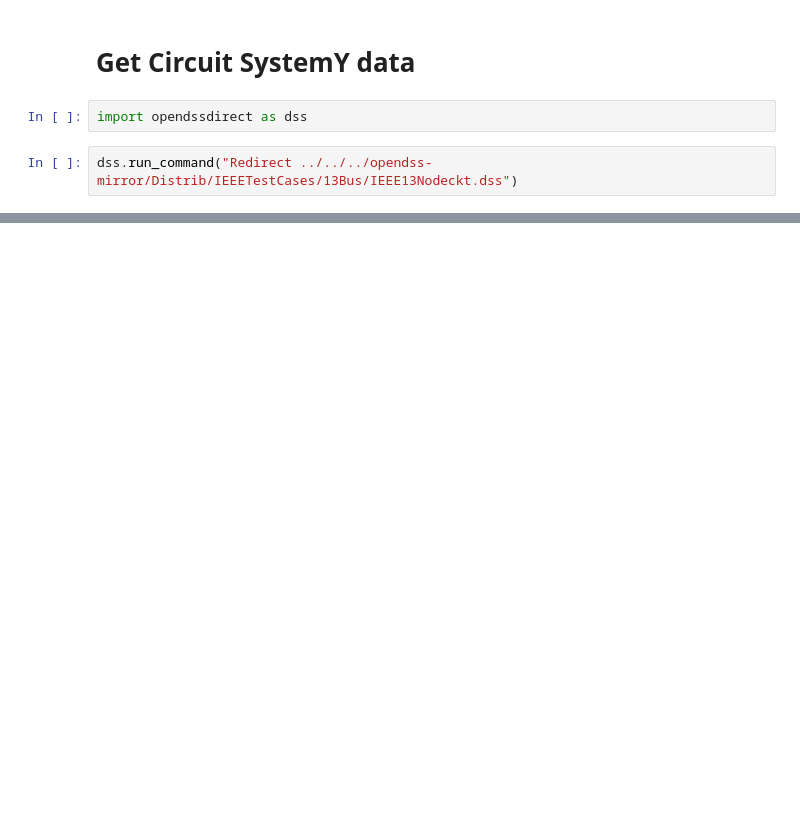
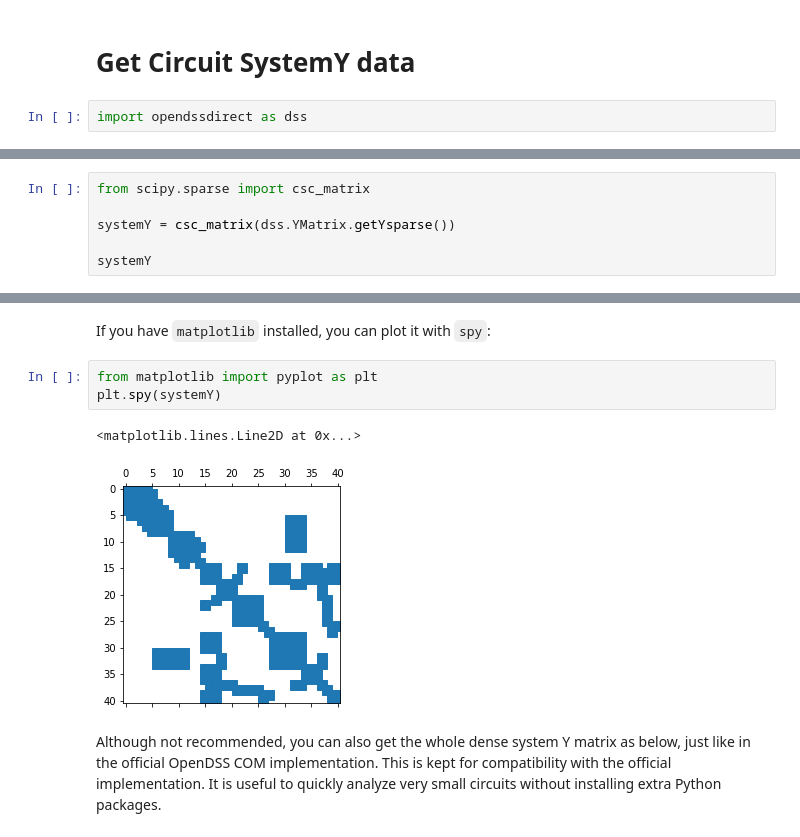
Before and after one commit to dss-extensions/OpenDSSDirect.py, a Jupyter notebook: docs/notebooks/SystemY.ipynb, the cells around one changed output, grey strips where cells are left out. Drawn from its saved outputs; the diff is of its cells as text; blank space fills up the shorter version.

```diff
--- a/docs/notebooks/SystemY.ipynb
+++ b/docs/notebooks/SystemY.ipynb
@@ -2,5 +2,3 @@
 # Get Circuit SystemY data
 # %%
 import opendssdirect as dss
-# %%
-dss.run_command("Redirect ../../../opendss-mirror/Distrib/IEEETestCases/13Bus/IEEE13Nodeckt.dss")
@@ -28,0 +13,6 @@ dss.Circuit.SystemY()
+# %%
+from scipy.sparse import csc_matrix
+
+systemY = csc_matrix(dss.YMatrix.getYsparse())
+
+systemY
@@ -28,0 +42,10 @@ dss.Circuit.SystemY()
+# %% [markdown]
+If you have `matplotlib` installed, you can plot it with `spy`:
+# %%
+from matplotlib import pyplot as plt
+plt.spy(systemY)
+# %% [output]
+<matplotlib.lines.Line2D at 0x...>
+[figure, added]
+# %% [markdown]
+Although not recommended, you can also get the whole dense system Y matrix as below, just like in the official OpenDSS COM implementation. This is kept for compatibility with the official implementation. It is useful to quickly analyze very small circuits without installing extra Python packages.
```
Also changed, not shown: parts of 7 cells of this notebook, 5 other files.
